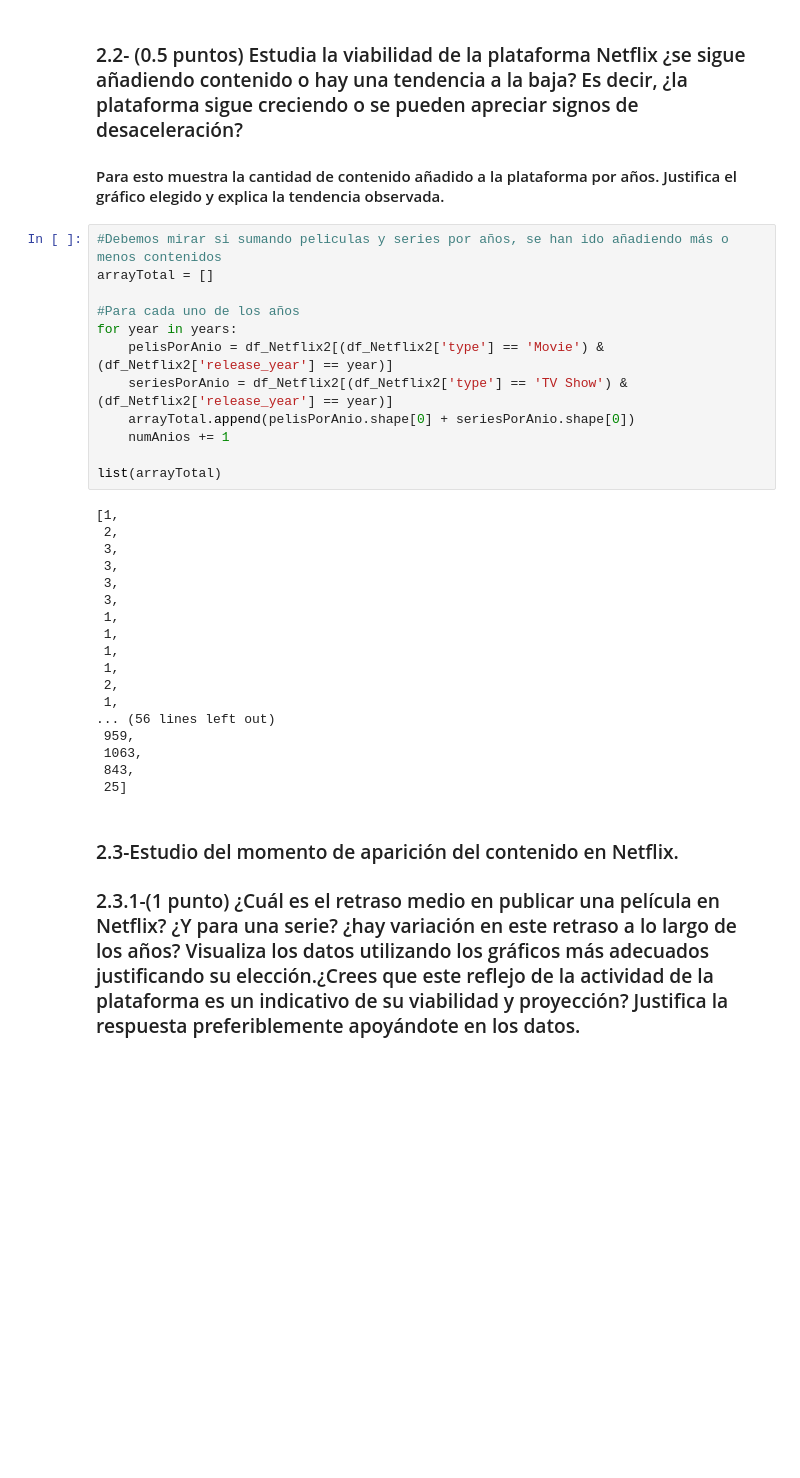
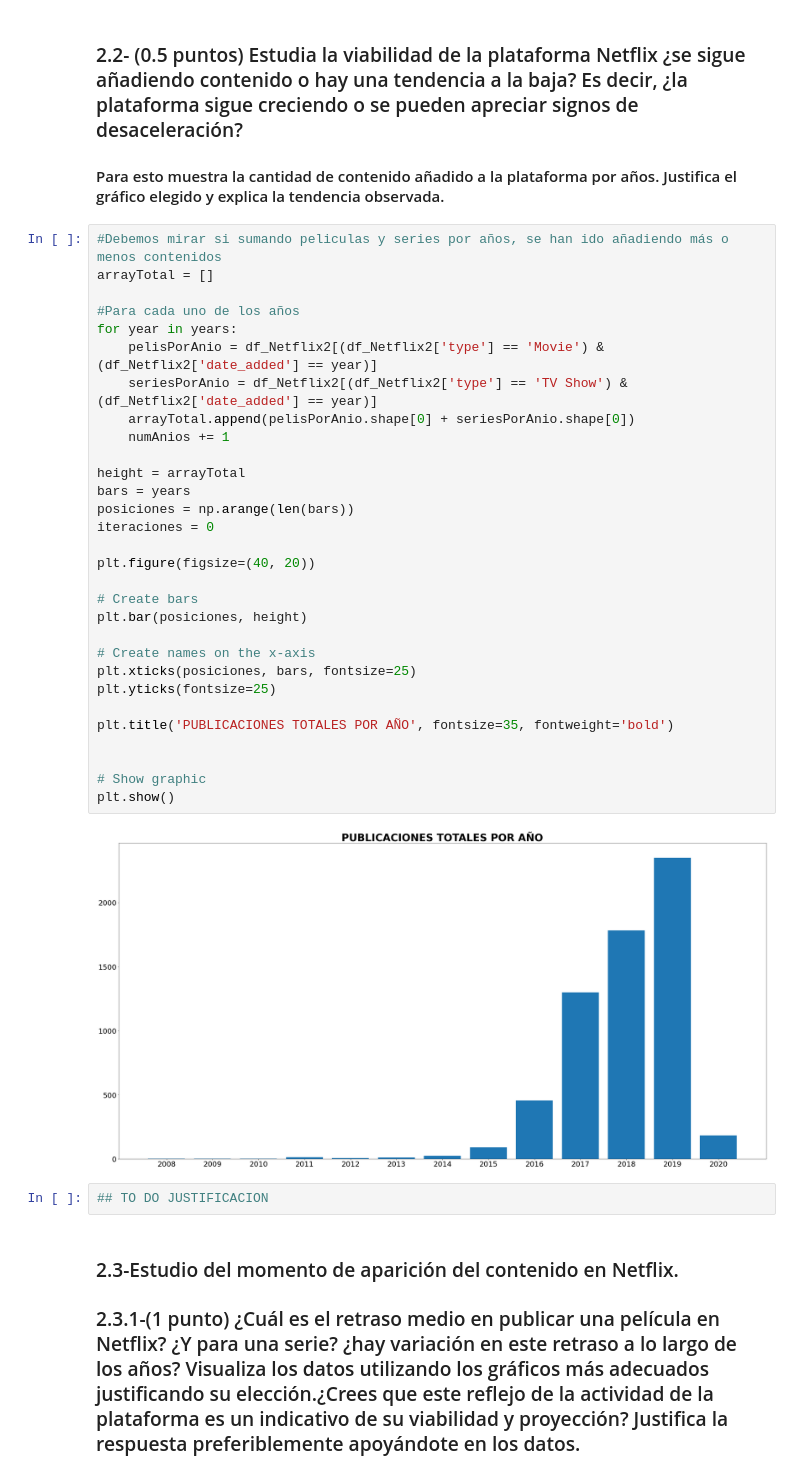
Before and after one commit to Jotivirix/Datamining_UFV, a Jupyter notebook: Lab1/entregable2/Lab1-Entregable2.ipynb, the cells around one changed output. Saved outputs shown, nothing was run; the diff lists cells and outputs as text; blank space fills up the shorter version.

```diff
--- a/Lab1/entregable2/Lab1-Entregable2.ipynb
+++ b/Lab1/entregable2/Lab1-Entregable2.ipynb
@@ -195,33 +220,37 @@ plt.show()
 # %%
 #Debemos mirar si sumando peliculas y series por años, se han ido añadiendo más o menos contenidos
 arrayTotal = []
 
 #Para cada uno de los años
 for year in years:
-    pelisPorAnio = df_Netflix2[(df_Netflix2['type'] == 'Movie') & (df_Netflix2['release_year'] == year)]
-    seriesPorAnio = df_Netflix2[(df_Netflix2['type'] == 'TV Show') & (df_Netflix2['release_year'] == year)]
+    pelisPorAnio = df_Netflix2[(df_Netflix2['type'] == 'Movie') & (df_Netflix2['date_added'] == year)]
+    seriesPorAnio = df_Netflix2[(df_Netflix2['type'] == 'TV Show') & (df_Netflix2['date_added'] == year)]
     arrayTotal.append(pelisPorAnio.shape[0] + seriesPorAnio.shape[0])
     numAnios += 1
 
-list(arrayTotal)
+height = arrayTotal
+bars = years
+posiciones = np.arange(len(bars))
+iteraciones = 0
+
+plt.figure(figsize=(40, 20))
+
+# Create bars
+plt.bar(posiciones, height)
+
+# Create names on the x-axis
+plt.xticks(posiciones, bars, fontsize=25)
+plt.yticks(fontsize=25)
+
+plt.title('PUBLICACIONES TOTALES POR AÑO', fontsize=35, fontweight='bold')
+
+
+# Show graphic
+plt.show()
 # %% [output]
-[1,
- 2,
- 3,
- 3,
- 3,
- 3,
- 1,
- 1,
- 1,
- 1,
- 2,
- 1,
-... (56 lines left out)
- 959,
- 1063,
- 843,
- 25]
+[figure, added]
+# %%
+## TO DO JUSTIFICACION
 # %% [markdown]
 ### 2.3-Estudio del momento de aparición del contenido en Netflix.
 
```
Also changed, not shown: parts of 7 cells of this notebook, 1 other file.
